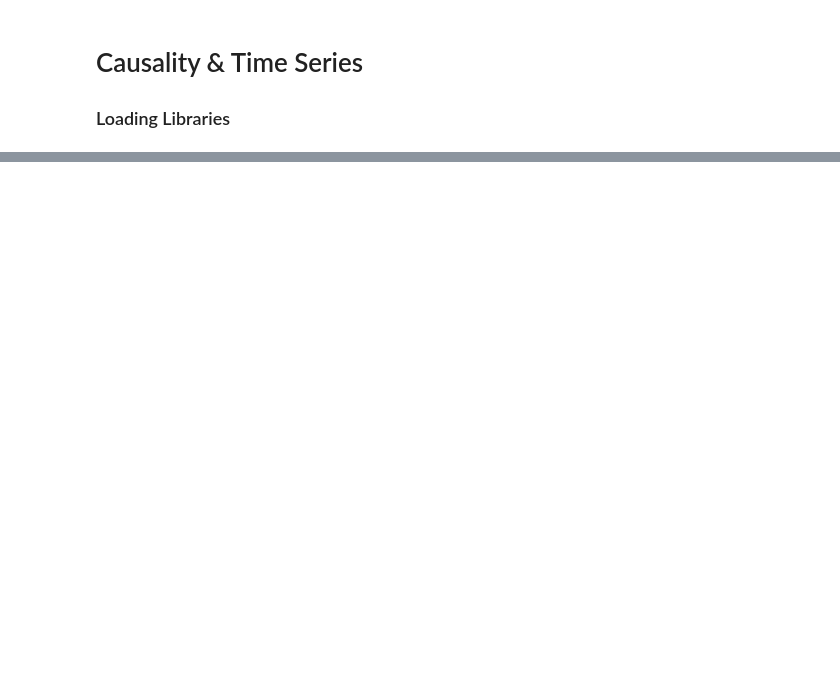
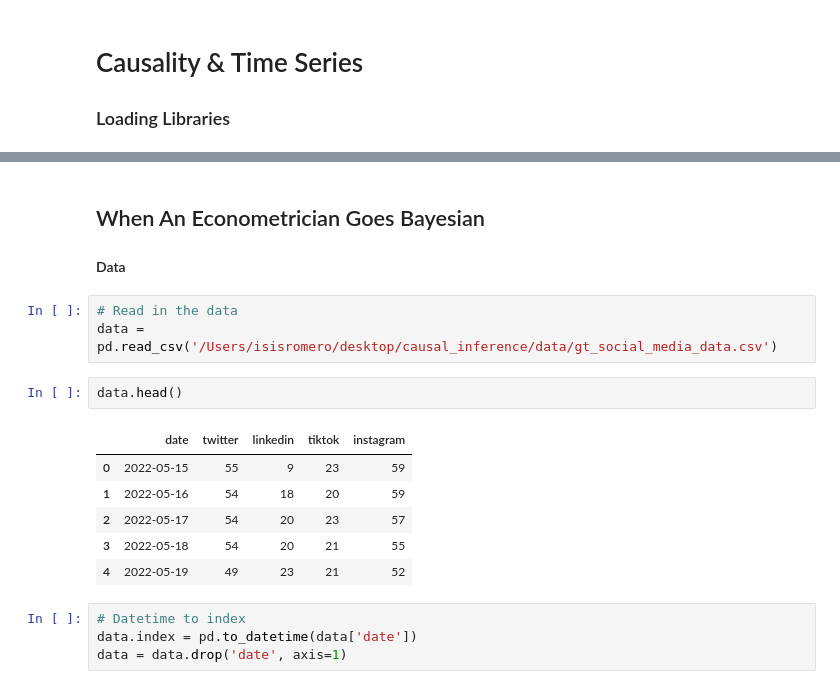
Before and after one commit to joakor89/Causal_inference_in_python, a Jupyter notebook: chap_11/cauts.ipynb, the cells around one changed output, grey strips where cells are left out. Saved outputs shown, nothing was run; the diff lists cells and outputs as text; blank space fills up the shorter version.

```diff
--- a/chap_11/cauts.ipynb
+++ b/chap_11/cauts.ipynb
@@ -53,3 +54,23 @@ from lightgbm import LGBMRegressor, LGBMClassifier
 import torch
 # from catenets.models.torch import TARNet, SNet, FlexTENet
 # from models.causal_bert_pytorch.CausalBert import CausalBertWrapper
+# %% [markdown]
+## When An Econometrician Goes Bayesian
+
+#### Data
+# %%
+# Read in the data
+data = pd.read_csv('/Users/isisromero/desktop/causal_inference/data/gt_social_media_data.csv')
+# %%
+data.head()
+# %% [output]
+|  | date | twitter | linkedin | tiktok | instagram |
+| 0 | 2022-05-15 | 55 | 9 | 23 | 59 |
+| 1 | 2022-05-16 | 54 | 18 | 20 | 59 |
+| 2 | 2022-05-17 | 54 | 20 | 23 | 57 |
+| 3 | 2022-05-18 | 54 | 20 | 21 | 55 |
+| 4 | 2022-05-19 | 49 | 23 | 21 | 52 |
+# %%
+# Datetime to index
+data.index = pd.to_datetime(data['date'])
+data = data.drop('date', axis=1)
```
Also changed, not shown: parts of 7 cells of this notebook.
